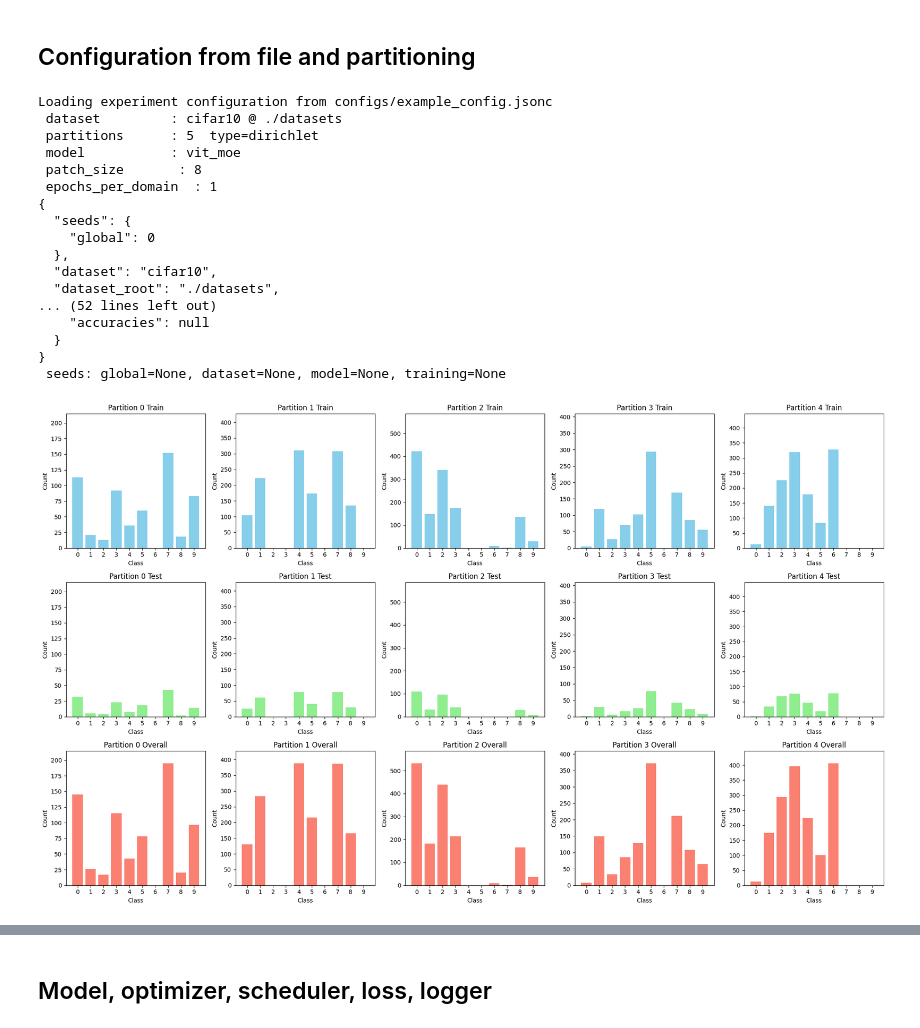
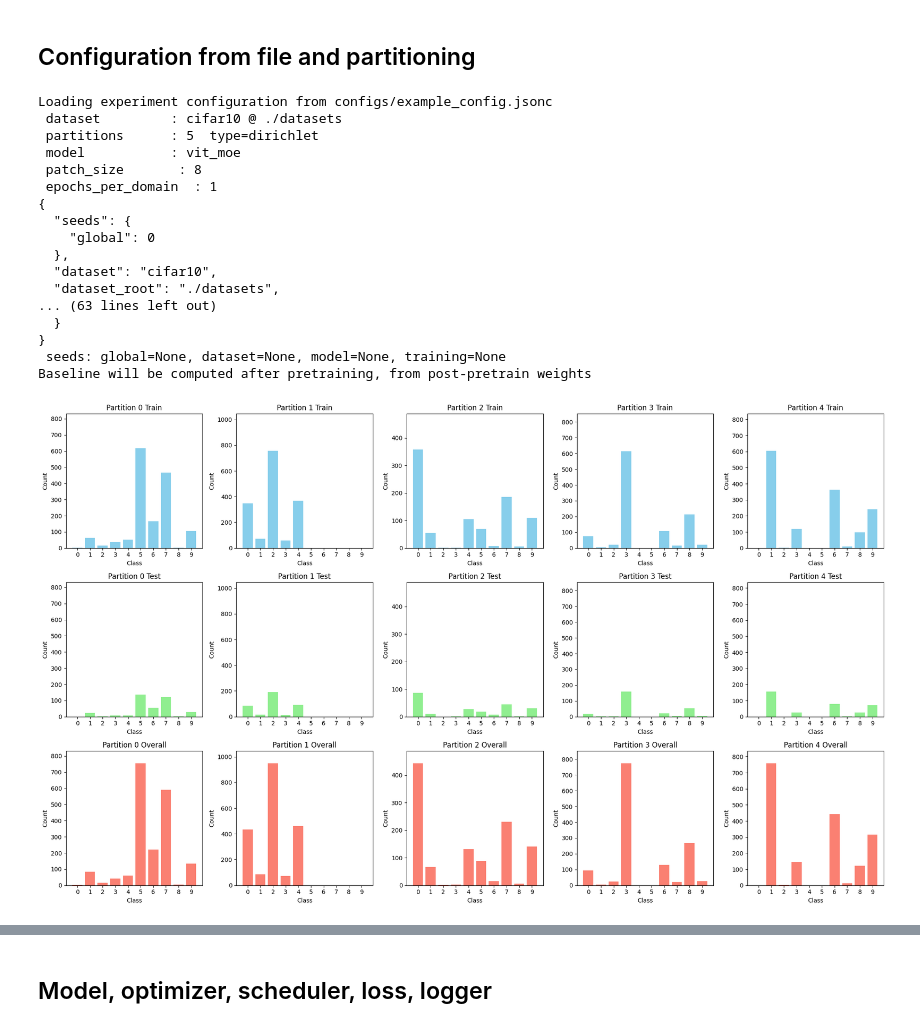
Before and after one commit to scaleoutsystems/continous-MoE, a Jupyter notebook: DIL_Experiment.ipynb, the cells around one changed output, grey strips where cells are left out. Cells and saved outputs as stored; diff of their text form; code cells hidden in the pictures.

Commit message:
Fix FWT and IM, fixed partitioning for single dataset

```diff
--- a/DIL_Experiment.ipynb
+++ b/DIL_Experiment.ipynb
@@ -54,34 +58,36 @@ device = setup["device"]
 train_loaders = setup["train_loaders"]
 test_loaders = setup["test_loaders"]
 pretrain_loader = setup.get("pretrain_loader", None)
 dataset = setup["dataset"]
 
 num_classes = cfg.get("model", {}).get("num_classes", 10)
 num_domains = len(train_loaders)
 epochs_per_domain = cfg.get("epochs_per_domain", 5)
 
 # optional baseline training (simple per-domain models to compute reference accuracies)
 baseline_accs = None
 if cfg.get("baseline", {}).get("train", False):
     baseline_accs = []
     print("Baseline will be computed after pretraining, from post-pretrain weights")
-plot_partition_distributions(train_loaders, test_loaders, num_classes=num_classes)
+
+partition_distributions = setup.get("partition_distributions")
+plot_partition_distributions(class_distributions=partition_distributions, num_classes=num_classes)
 # %% [output]
 Loading experiment configuration from configs/example_config.jsonc
  dataset         : cifar10 @ ./datasets
  partitions      : 5  type=dirichlet
  model           : vit_moe
  patch_size       : 8
  epochs_per_domain  : 1
 {
   "seeds": {
     "global": 0
   },
   "dataset": "cifar10",
   "dataset_root": "./datasets",
-... (52 lines left out)
-    "accuracies": null
+... (63 lines left out)
   }
 }
  seeds: global=None, dataset=None, model=None, training=None
+Baseline will be computed after pretraining, from post-pretrain weights
-[figure, old version]
+[figure, new version]
```
Also changed, not shown: parts of 3 cells of this notebook, 4 other files.
